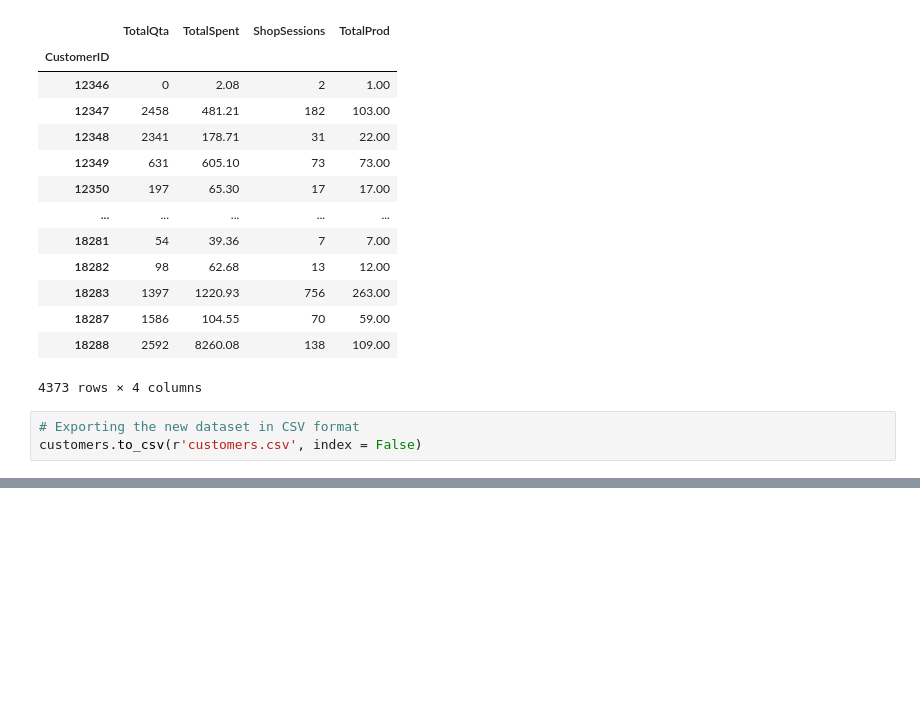
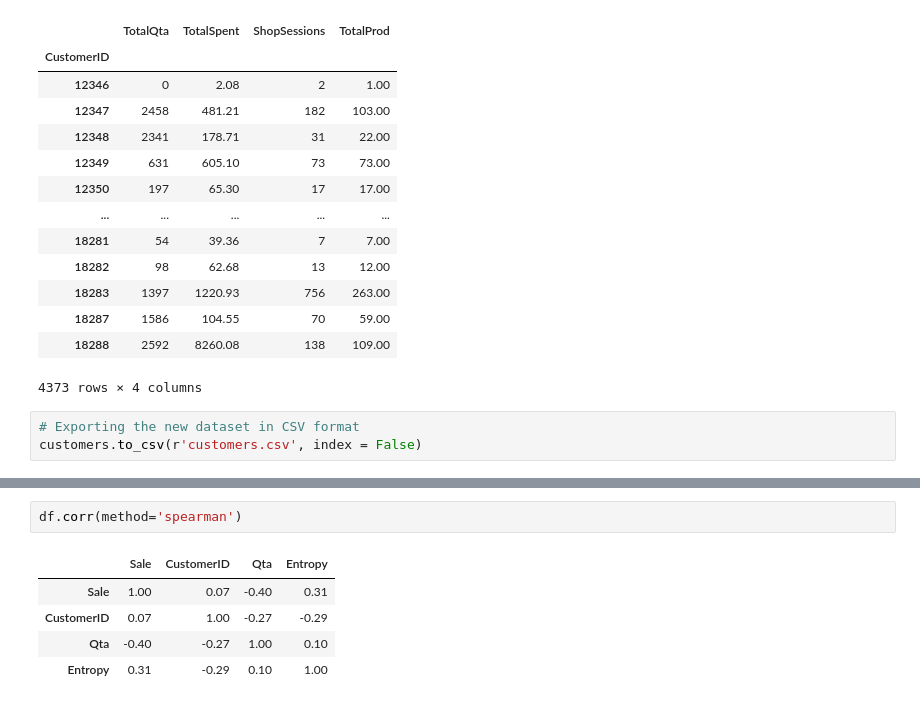
Before and after one commit to dilettagoglia/DataMining, a Jupyter notebook: Task1.ipynb, the cells around one changed output, grey strips where cells are left out. Cells and saved outputs as stored; diff of their text form; blank space fills up the shorter version.

```diff
--- a/Task1.ipynb
+++ b/Task1.ipynb
@@ -1272,0 +1277,8 @@ customers.to_csv(r'customers.csv', index = False)
+# %%
+df.corr(method='spearman')
+# %% [output]
+|  | Sale | CustomerID | Qta | Entropy |
+| Sale | 1.00 | 0.07 | -0.40 | 0.31 |
+| CustomerID | 0.07 | 1.00 | -0.27 | -0.29 |
+| Qta | -0.40 | -0.27 | 1.00 | 0.10 |
+| Entropy | 0.31 | -0.29 | 0.10 | 1.00 |
```
Also changed, not shown: parts of 5 cells of this notebook.
